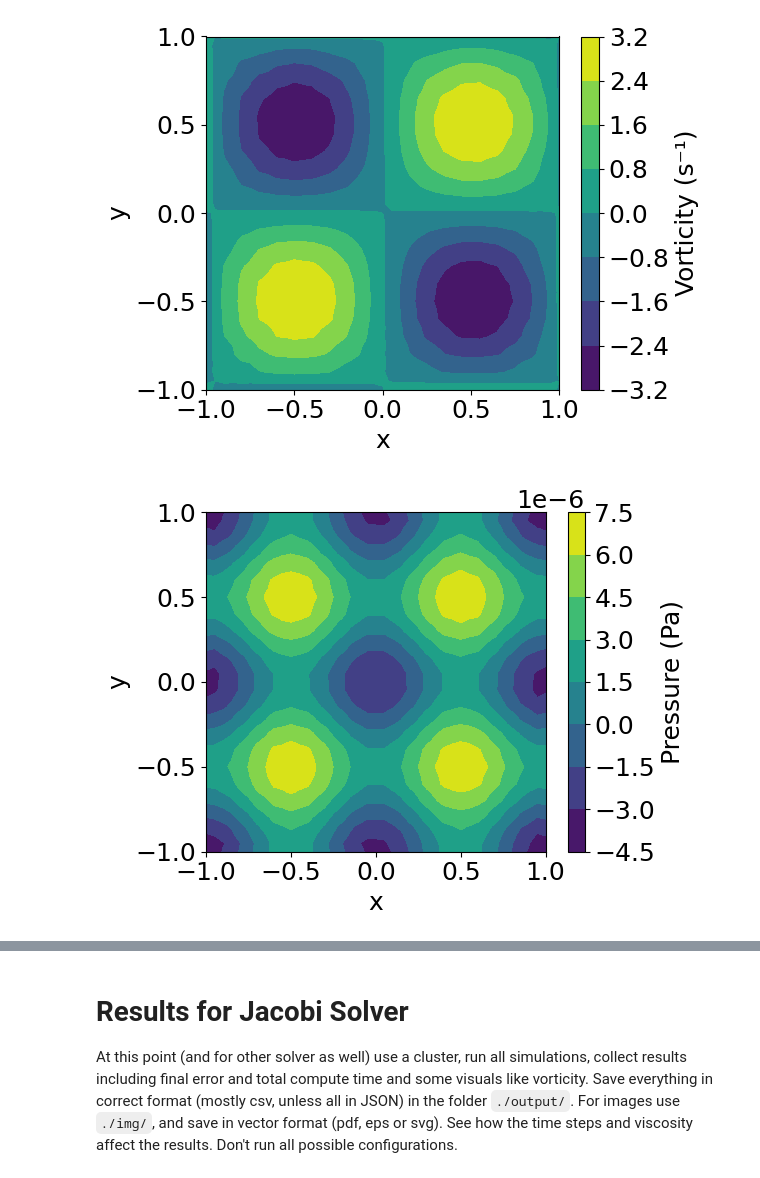
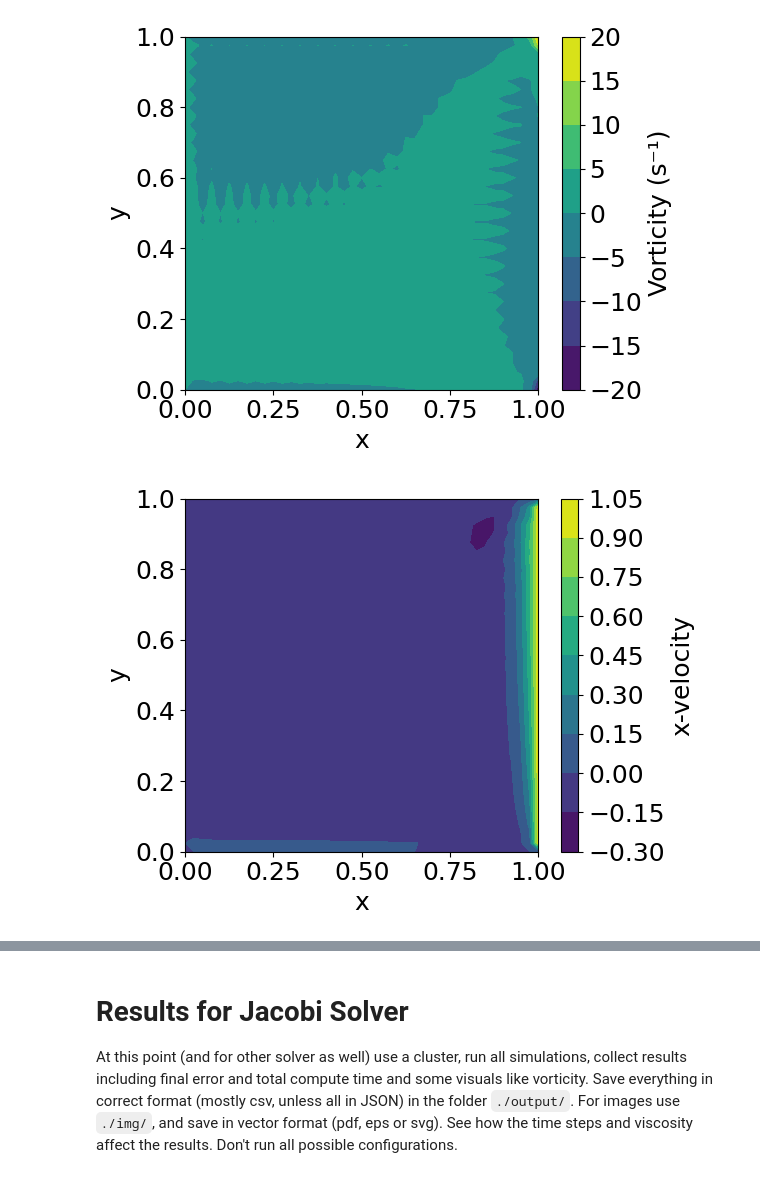
Before and after one commit to coursework-enb/APC523-Project, a Jupyter notebook: notebooks/demo.ipynb, the cells around one changed output, grey strips where cells are left out. Drawn from its saved outputs; the diff is of its cells as text; code cells hidden in the pictures.

```diff
--- a/notebooks/demo.ipynb
+++ b/notebooks/demo.ipynb
@@ -49,20 +128,21 @@ num_steps = 500
 # %%
-solver = GaussSeidelSolver(
-    nx=nx, ny=ny, dx=dx, dy=dy, dt=0.001, nu=nu,
+solver = BaseProjectionSolver(
+    nx=nx, ny=ny, dx=dx, dy=dy, dt=0.004, nu=nu,
     integrator=SemiImplicitIntegrator(),
     discrete_navier_stokes=FiniteDifferenceUpwindDiscretizer(),
     fixed_dt=False,
     target_CFL=0.01,
 )
 time_values, cfl_values, error = solver.integrate(
-    num_steps=10000,
-    end_time=None,
-    benchmark="Taylor-Green Vortex",
-    cfl_based=False,
-    cfl_adapt=True,
+    num_steps=None,
+    end_time=2.5,
+    benchmark="Lid-Driven Cavity",
+    cfl_based=True,
+    cfl_adapt=False,
 )
 vorticity = solver.compute_vorticity()
 print(error)
-average_dt = sum(time_values) / len(time_values)
+time_differences = [time_values[i+1] - time_values[i] for i in range(len(time_values) - 1)]
+average_dt = sum(time_differences) / len(time_differences)
 print(average_dt)
 # %% [output]
@@ -79,21 +163,39 @@ plt.show()
 # %%
 cf = plt.contourf(solver.X, solver.Y, vorticity)
 cb = plt.colorbar(cf)
 cb.set_label('Vorticity (s⁻¹)')
+plt.xlabel('x')
+plt.ylabel('y')
+plt.tight_layout()
+plt.gca().set_aspect('equal', adjustable='box')
+plt.show()
+
+cf = plt.contourf(solver.X, solver.Y, solver.u)
+cb = plt.colorbar(cf)
+cb.set_label('x-velocity')
+plt.xlabel('x')
+plt.ylabel('y')
+plt.tight_layout()
+plt.gca().set_aspect('equal', adjustable='box')
+plt.show()
+
+cf = plt.contourf(solver.X, solver.Y, solver.v)
+cb = plt.colorbar(cf)
+cb.set_label('y-velocity')
 plt.xlabel('x')
 plt.ylabel('y')
 plt.tight_layout()
 plt.gca().set_aspect('equal', adjustable='box')
 plt.show()
 
 cf = plt.contourf(solver.X, solver.Y, solver.p)
 cb = plt.colorbar(cf)
 cb.set_label('Pressure (Pa)')
 plt.xlabel('x')
 plt.ylabel('y')
 plt.tight_layout()
 plt.gca().set_aspect('equal', adjustable='box')
 plt.show()
 # %% [output]
-[figure, old version]
+[figure, new version]
-[figure, old version]
+[figure, new version]
```
Also changed, not shown: parts of 9 cells of this notebook, 4 other files.
